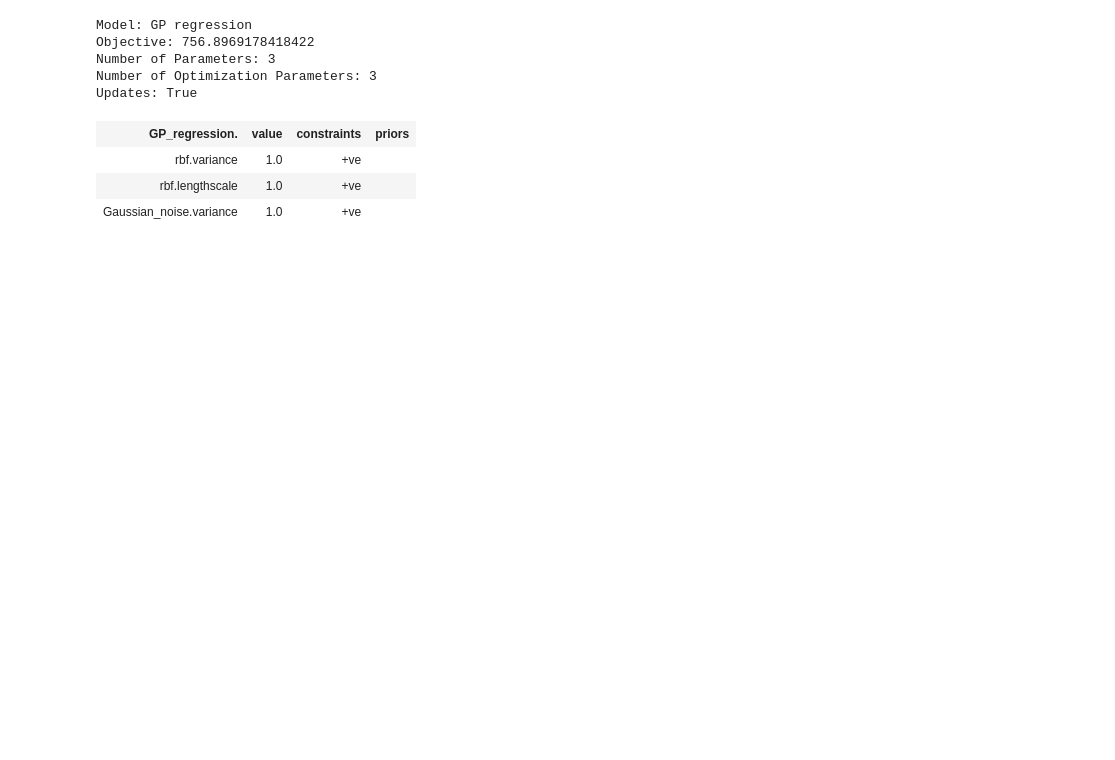
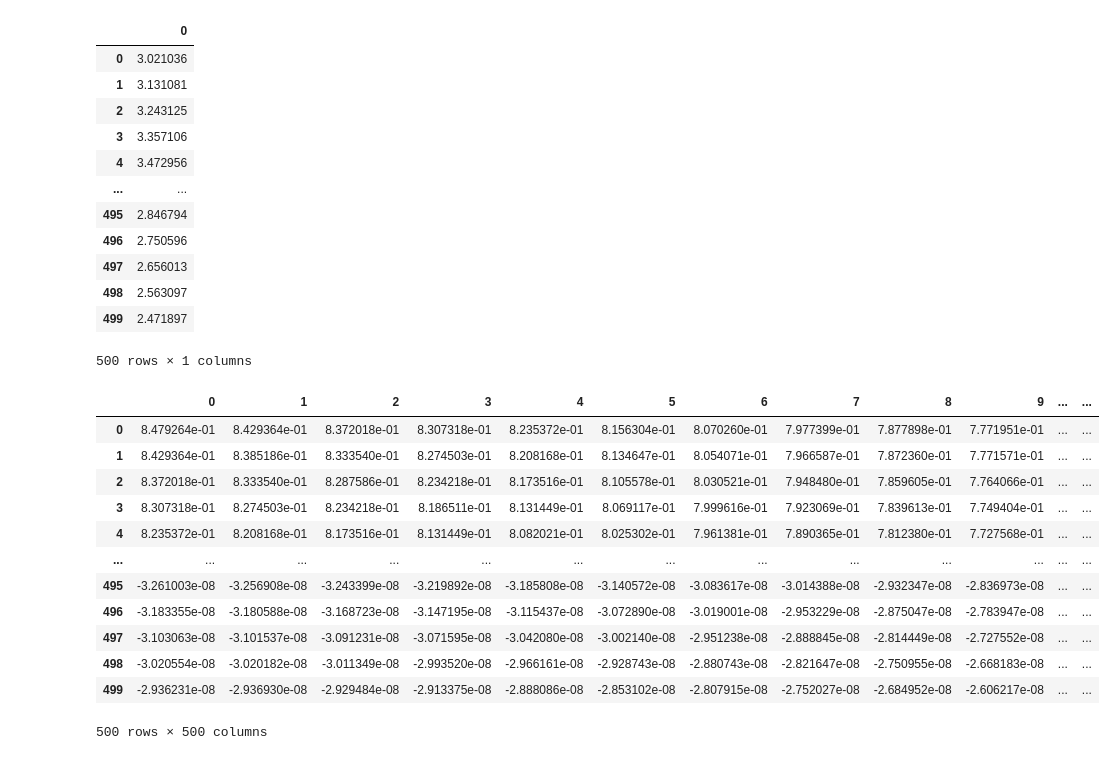
Before and after one commit to euno2723/SGPR, a Jupyter notebook: experiments/gpr.ipynb, the cells around one changed output. Saved outputs shown, nothing was run; the diff lists cells and outputs as text; code cells hidden in the pictures; blank space fills up the shorter version.

```diff
--- a/experiments/gpr.ipynb
+++ b/experiments/gpr.ipynb
@@ -290,0 +13,5 @@ class GPR:
+# %%
+X, Y, X_pred = make_data()
+# %%
+k = RBF(variance=1., lengthscale=10.)
+m = GPR(X, Y, kernel=k)
@@ -291 +29,34 @@ class GPR:
+# %%
+mu, cov = m.predict(X_pred)
+
+import pandas as pd
+display(pd.DataFrame(mu))
+display(pd.DataFrame(cov))
+# %% [output]
+|  | 0 |
+| 0 | 3.021036 |
+| 1 | 3.131081 |
+| 2 | 3.243125 |
+| 3 | 3.357106 |
+| 4 | 3.472956 |
+| ... | ... |
+| 495 | 2.846794 |
+| 496 | 2.750596 |
+| 497 | 2.656013 |
+| 498 | 2.563097 |
+| 499 | 2.471897 |
+500 rows × 1 columns
+|  | 0 | 1 | 2 | 3 | 4 | 5 | 6 | 7 | 8 | 9 | ... | ... |
+| 0 | 8.479264e-01 | 8.429364e-01 | 8.372018e-01 | 8.307318e-01 | 8.235372e-01 | 8.156304e-01 | 8.070260e-01 | 7.977399e-01 | 7.877898e-01 | 7.771951e-01 | ... | ... |
+| 1 | 8.429364e-01 | 8.385186e-01 | 8.333540e-01 | 8.274503e-01 | 8.208168e-01 | 8.134647e-01 | 8.054071e-01 | 7.966587e-01 | 7.872360e-01 | 7.771571e-01 | ... | ... |
+| 2 | 8.372018e-01 | 8.333540e-01 | 8.287586e-01 | 8.234218e-01 | 8.173516e-01 | 8.105578e-01 | 8.030521e-01 | 7.948480e-01 | 7.859605e-01 | 7.764066e-01 | ... | ... |
+| 3 | 8.307318e-01 | 8.274503e-01 | 8.234218e-01 | 8.186511e-01 | 8.131449e-01 | 8.069117e-01 | 7.999616e-01 | 7.923069e-01 | 7.839613e-01 | 7.749404e-01 | ... | ... |
+| 4 | 8.235372e-01 | 8.208168e-01 | 8.173516e-01 | 8.131449e-01 | 8.082021e-01 | 8.025302e-01 | 7.961381e-01 | 7.890365e-01 | 7.812380e-01 | 7.727568e-01 | ... | ... |
+| ... | ... | ... | ... | ... | ... | ... | ... | ... | ... | ... | ... | ... |
+| 495 | -3.261003e-08 | -3.256908e-08 | -3.243399e-08 | -3.219892e-08 | -3.185808e-08 | -3.140572e-08 | -3.083617e-08 | -3.014388e-08 | -2.932347e-08 | -2.836973e-08 | ... | ... |
+| 496 | -3.183355e-08 | -3.180588e-08 | -3.168723e-08 | -3.147195e-08 | -3.115437e-08 | -3.072890e-08 | -3.019001e-08 | -2.953229e-08 | -2.875047e-08 | -2.783947e-08 | ... | ... |
+| 497 | -3.103063e-08 | -3.101537e-08 | -3.091231e-08 | -3.071595e-08 | -3.042080e-08 | -3.002140e-08 | -2.951238e-08 | -2.888845e-08 | -2.814449e-08 | -2.727552e-08 | ... | ... |
+| 498 | -3.020554e-08 | -3.020182e-08 | -3.011349e-08 | -2.993520e-08 | -2.966161e-08 | -2.928743e-08 | -2.880743e-08 | -2.821647e-08 | -2.750955e-08 | -2.668183e-08 | ... | ... |
+| 499 | -2.936231e-08 | -2.936930e-08 | -2.929484e-08 | -2.913375e-08 | -2.888086e-08 | -2.853102e-08 | -2.807915e-08 | -2.752027e-08 | -2.684952e-08 | -2.606217e-08 | ... | ... |
+500 rows × 500 columns
 # %%
@@ -370,14 +150,0 @@ class FITC(LatentFunctionInference):
-# %%
-import GPy
-m = GPy.models.GPRegression(X, Y)
-m
-# %% [output]
-Model: GP regression
-Objective: 756.8969178418422
-Number of Parameters: 3
-Number of Optimization Parameters: 3
-Updates: True
-| GP_regression. | value | constraints | priors |
-| rbf.variance | 1.0 | +ve |  |
-| rbf.lengthscale | 1.0 | +ve |  |
-| Gaussian_noise.variance | 1.0 | +ve |  |
```
Also changed, not shown: parts of 11 cells of this notebook, 7 other files.
